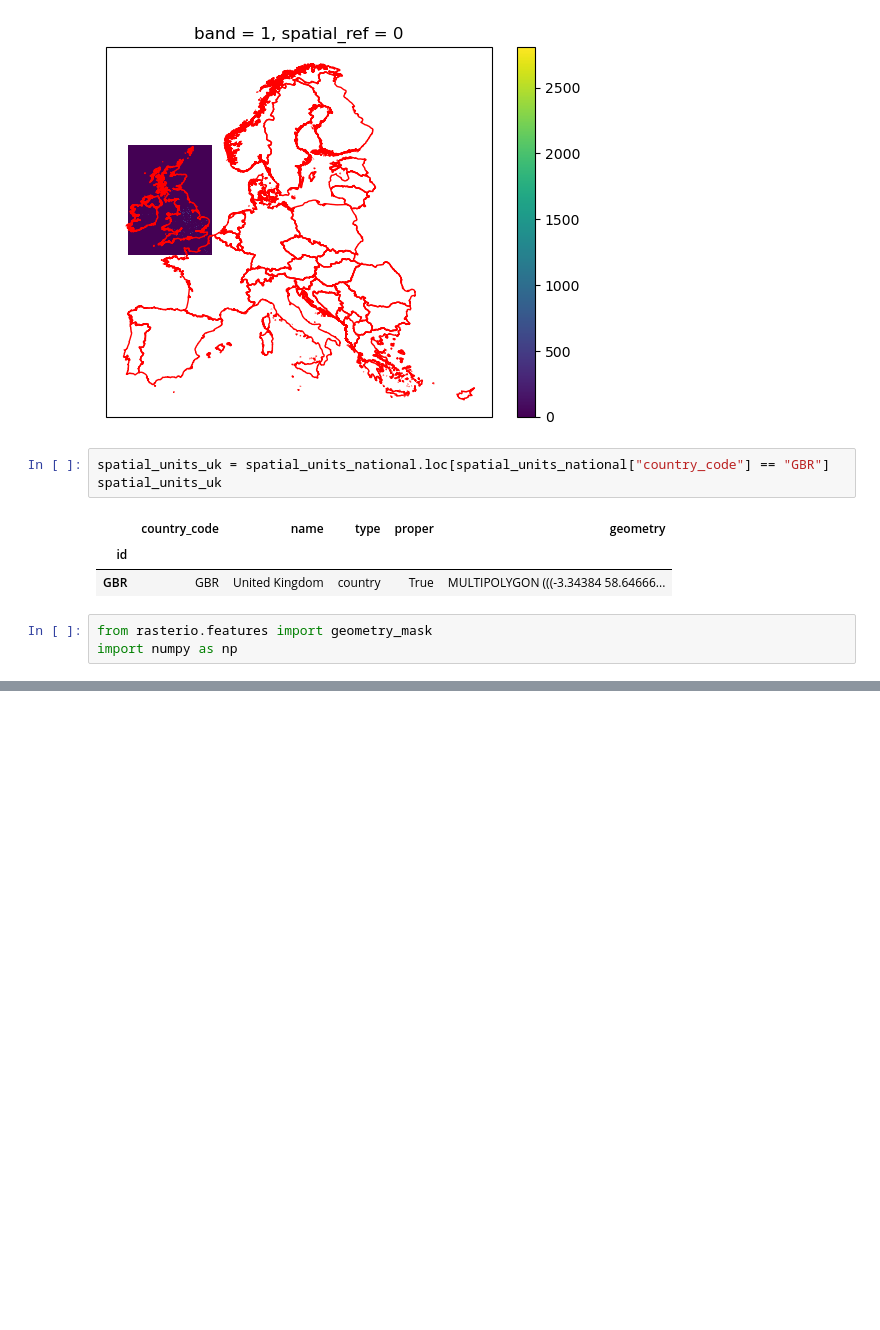
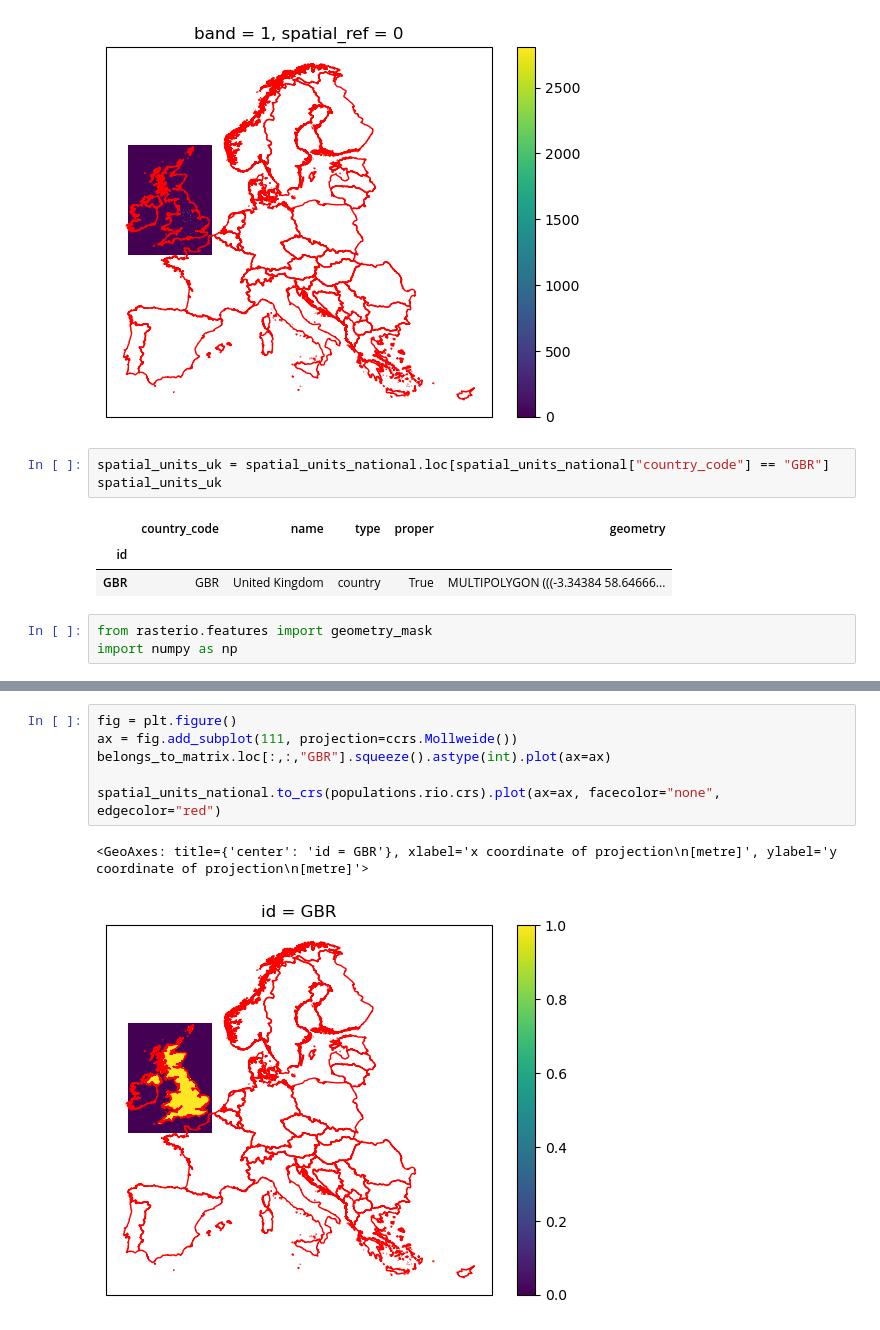
Before and after one commit to jnnr/gregor, a Jupyter notebook: plot_raster_vector.ipynb, the cells around one changed output, grey strips where cells are left out. Saved outputs shown, nothing was run; the diff lists cells and outputs as text; blank space fills up the shorter version.

```diff
--- a/plot_raster_vector.ipynb
+++ b/plot_raster_vector.ipynb
@@ -86,0 +133,9 @@ mask.plot.imshow(ax=ax)
+# %%
+fig = plt.figure()
+ax = fig.add_subplot(111, projection=ccrs.Mollweide())
+belongs_to_matrix.loc[:,:,"GBR"].squeeze().astype(int).plot(ax=ax)
+
+spatial_units_national.to_crs(populations.rio.crs).plot(ax=ax, facecolor="none", edgecolor="red")
+# %% [output]
+<GeoAxes: title={'center': 'id = GBR'}, xlabel='x coordinate of projection\n[metre]', ylabel='y coordinate of projection\n[metre]'>
+[figure, added]
```
Also changed, not shown: parts of 5 cells of this notebook, 2 other files.
